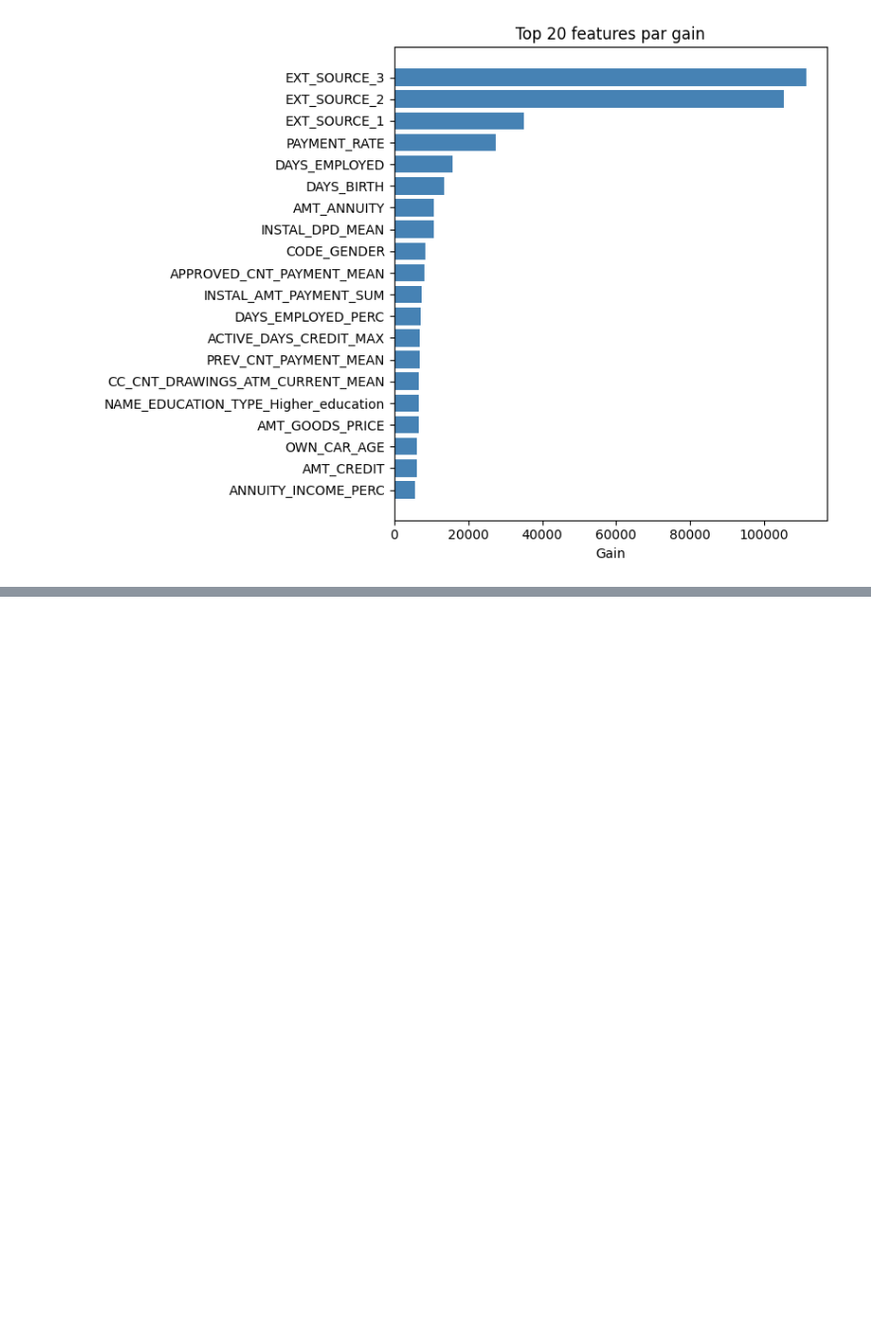
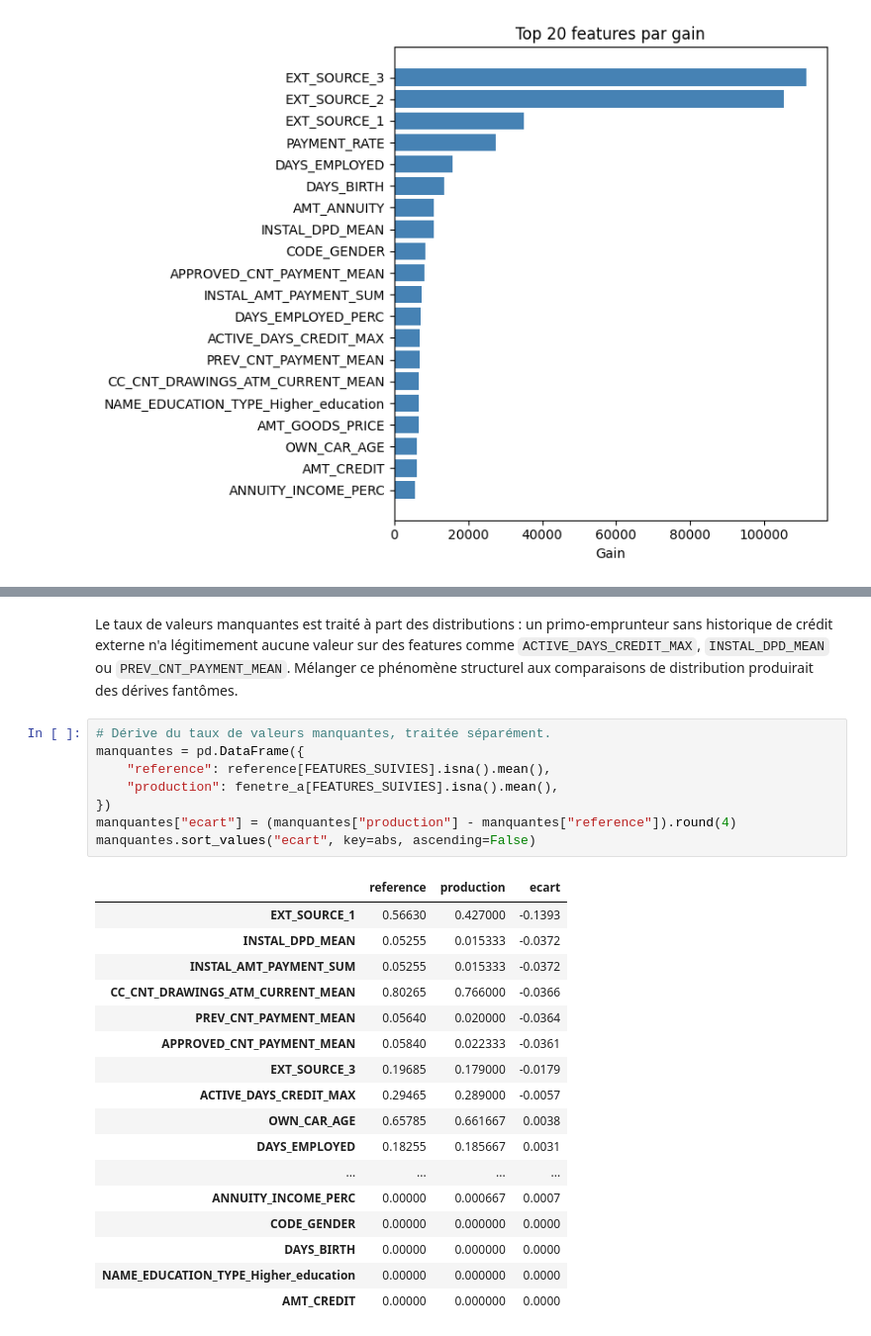
Before and after one commit to clemlre/credit-scoring-mlops, a Jupyter notebook: notebooks/07_data_drift.ipynb, the cells around one changed output, grey strips where cells are left out. Shown at 99% size. Cells and saved outputs as stored; diff of their text form; blank space fills up the shorter version.

```diff
--- a/notebooks/07_data_drift.ipynb
+++ b/notebooks/07_data_drift.ipynb
@@ -223,0 +313,31 @@ les 20 premières features portent 45.8% du gain total (20/779 = 2.6% des featur
+# %% [markdown]
+Le taux de valeurs manquantes est traité à part des distributions : un primo-emprunteur
+sans historique de crédit externe n'a légitimement aucune valeur sur des features comme
+`ACTIVE_DAYS_CREDIT_MAX`, `INSTAL_DPD_MEAN` ou `PREV_CNT_PAYMENT_MEAN`. Mélanger ce
+phénomène structurel aux comparaisons de distribution produirait des dérives fantômes.
+# %%
+# Dérive du taux de valeurs manquantes, traitée séparément.
+manquantes = pd.DataFrame({
+    "reference": reference[FEATURES_SUIVIES].isna().mean(),
+    "production": fenetre_a[FEATURES_SUIVIES].isna().mean(),
+})
+manquantes["ecart"] = (manquantes["production"] - manquantes["reference"]).round(4)
+manquantes.sort_values("ecart", key=abs, ascending=False)
+# %% [output]
+|  | reference | production | ecart |
+| EXT_SOURCE_1 | 0.56630 | 0.427000 | -0.1393 |
+| INSTAL_DPD_MEAN | 0.05255 | 0.015333 | -0.0372 |
+| INSTAL_AMT_PAYMENT_SUM | 0.05255 | 0.015333 | -0.0372 |
+| CC_CNT_DRAWINGS_ATM_CURRENT_MEAN | 0.80265 | 0.766000 | -0.0366 |
+| PREV_CNT_PAYMENT_MEAN | 0.05640 | 0.020000 | -0.0364 |
+| APPROVED_CNT_PAYMENT_MEAN | 0.05840 | 0.022333 | -0.0361 |
+| EXT_SOURCE_3 | 0.19685 | 0.179000 | -0.0179 |
+| ACTIVE_DAYS_CREDIT_MAX | 0.29465 | 0.289000 | -0.0057 |
+| OWN_CAR_AGE | 0.65785 | 0.661667 | 0.0038 |
+| DAYS_EMPLOYED | 0.18255 | 0.185667 | 0.0031 |
+| ... | ... | ... | ... |
+| ANNUITY_INCOME_PERC | 0.00000 | 0.000667 | 0.0007 |
+| CODE_GENDER | 0.00000 | 0.000000 | 0.0000 |
+| DAYS_BIRTH | 0.00000 | 0.000000 | 0.0000 |
+| NAME_EDUCATION_TYPE_Higher_education | 0.00000 | 0.000000 | 0.0000 |
+| AMT_CREDIT | 0.00000 | 0.000000 | 0.0000 |
```
Also changed, not shown: parts of 7 cells of this notebook.
